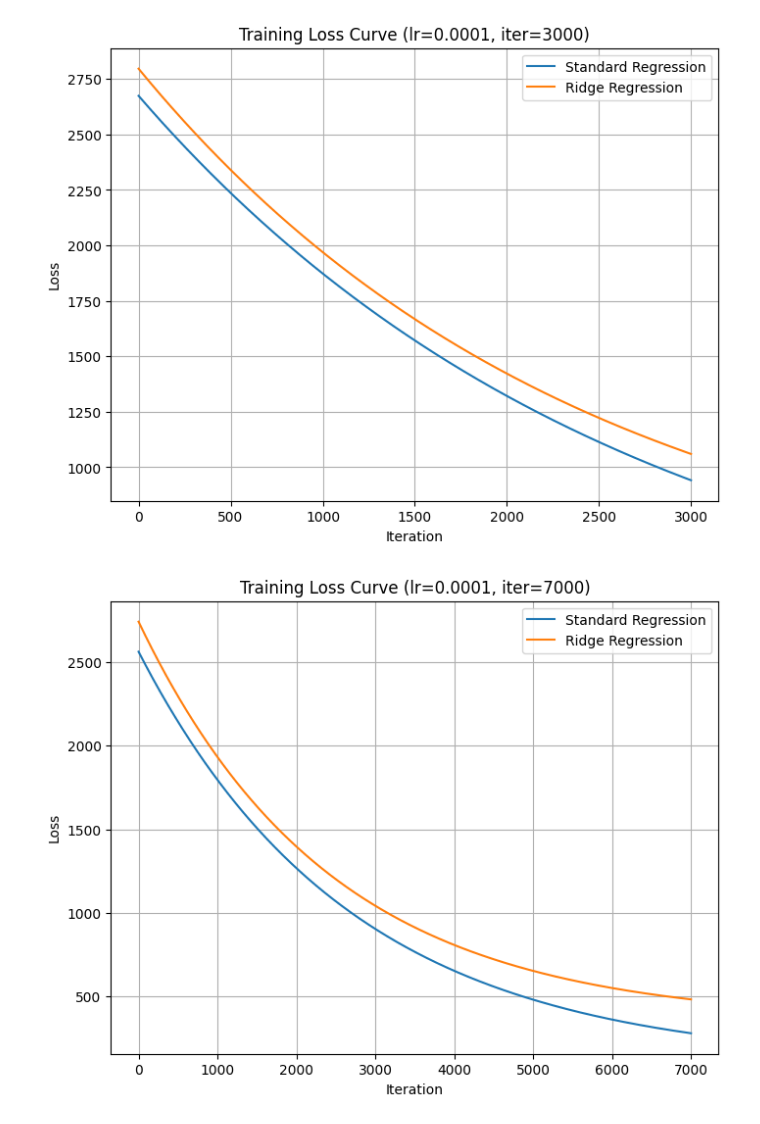
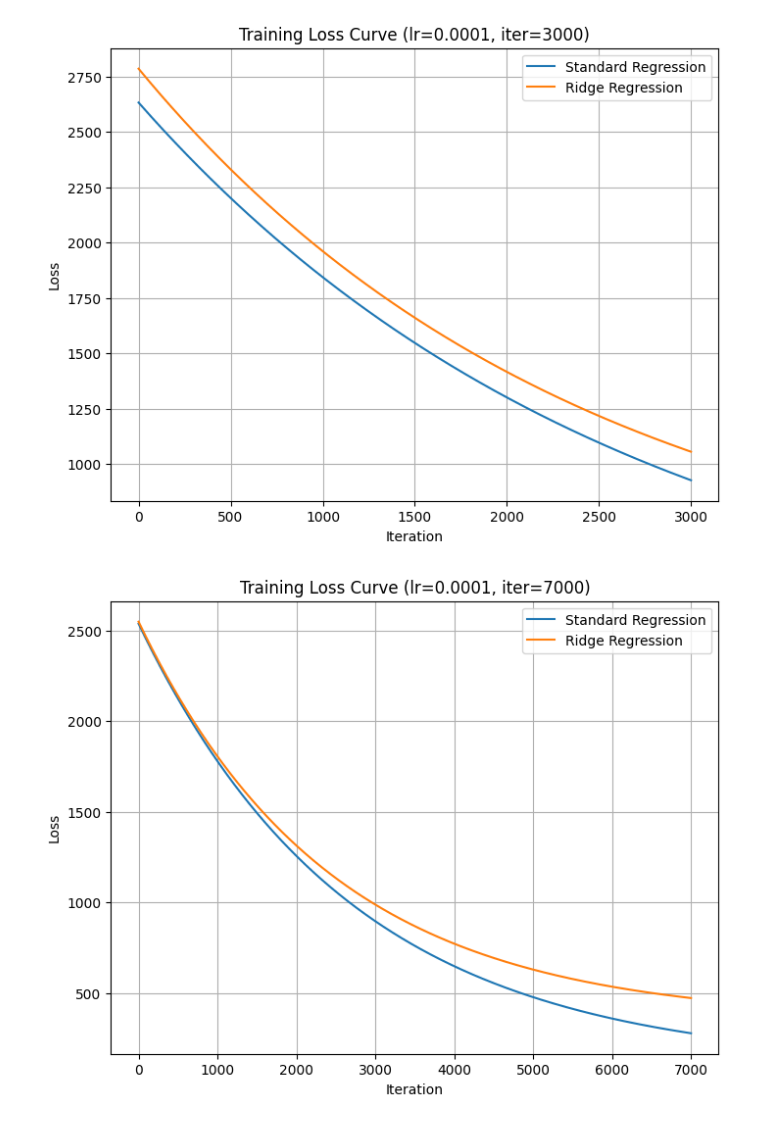
Before and after one commit to Vincent-Lien/NYCU_ML_2025, a Jupyter notebook: HW1/Regression/313581009_code.ipynb, the cells around one changed output. Saved outputs shown, nothing was run; the diff lists cells and outputs as text; code cells hidden in the pictures.

```diff
--- a/HW1/Regression/313581009_code.ipynb
+++ b/HW1/Regression/313581009_code.ipynb
@@ -76,7 +76,7 @@ def ridge_regression_train(x_train, y_train, lr=1e-3, iterations=7000, lambda_re
 
         # Compute gradients with regularization
         m_gradient = (2 / x_train.shape[0]) * ((y_pred - y_train) @ x_train[:, 0]) + 2 * lambda_reg * weight[0]  # Compute weight gradient with regularization
-        b_gradient = (2 / x_train.shape[0]) * np.sum(y_pred - y_train)  # Compute bias gradient
+        b_gradient = (2 / x_train.shape[0]) * np.sum(y_pred - y_train) + 2 * lambda_reg * weight[1]  # Compute bias gradient
 
         # Update weights
         weight[0] -= lr * m_gradient  # Apply gradient descent for weight
@@ -207,5 +207,5 @@ MSE: 122.20206870202476
-[figure, old version]
+[figure, new version]
-[figure, old version]
+[figure, new version]
 === Closed-form Ridge Regression Parameters ===
 Weight (m): 52.73598792691737
 Bias (b): -0.33386296536821514
```
Also changed, not shown: parts of 2 cells of this notebook.
